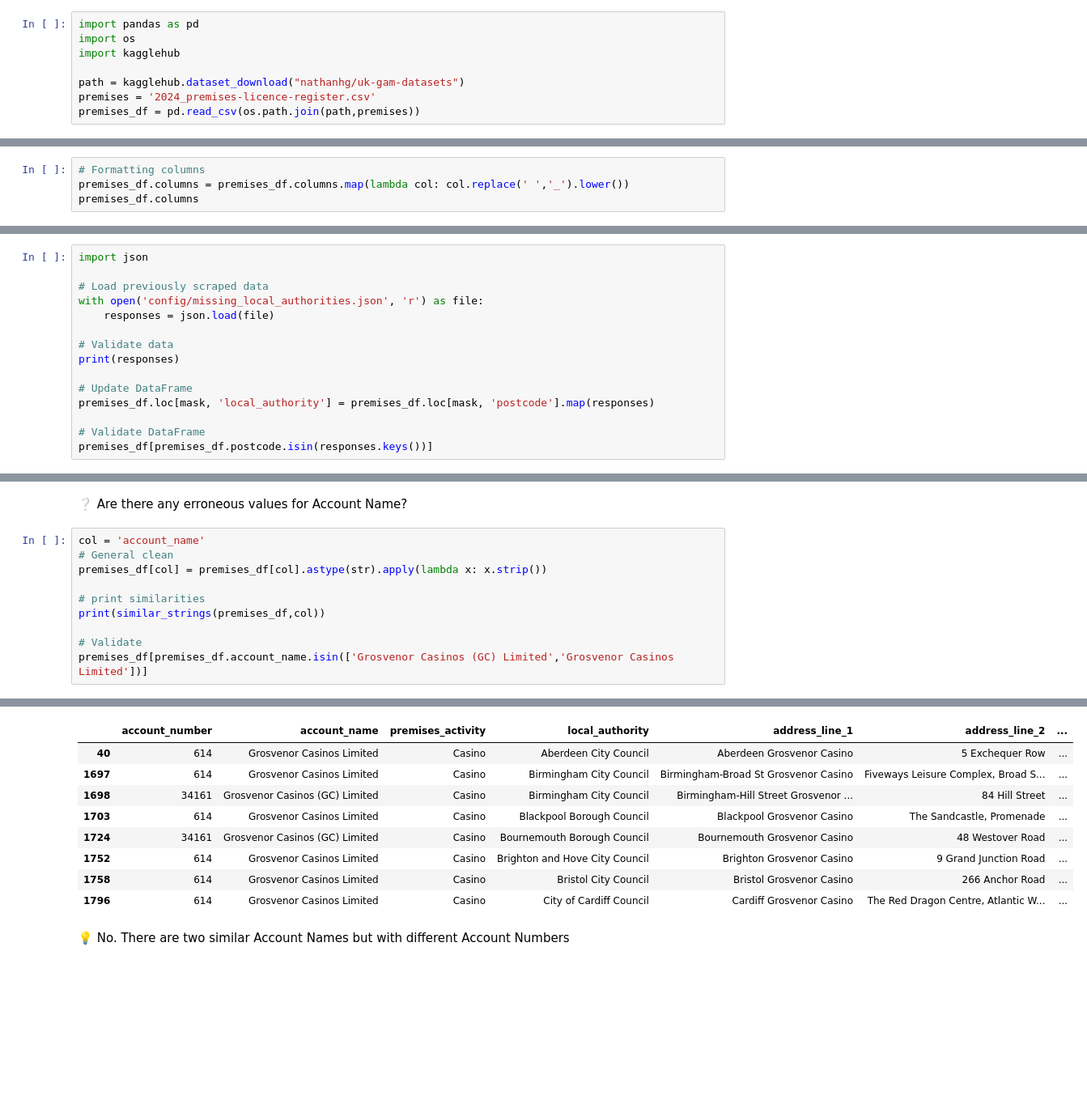
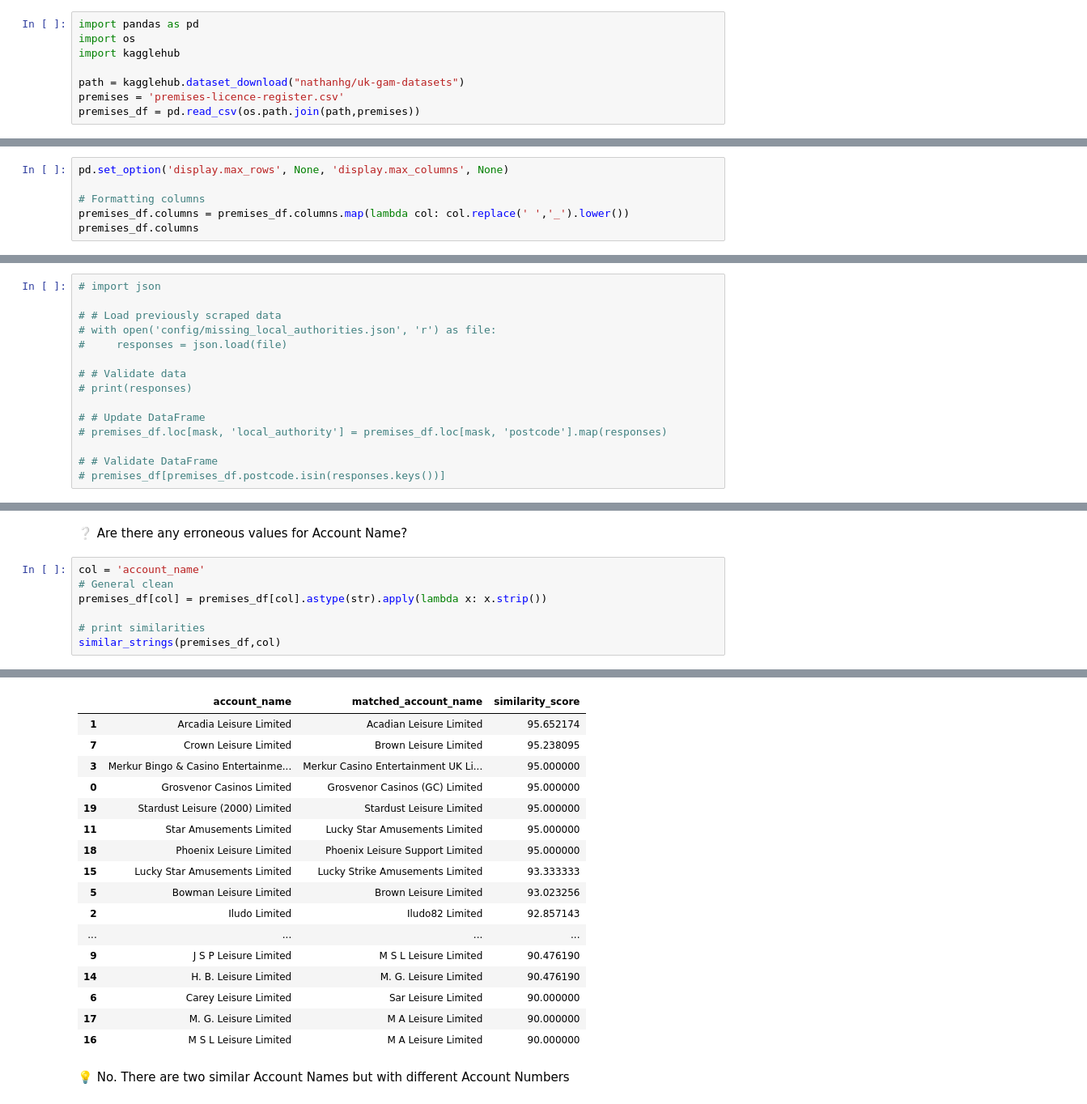
Before and after one commit to NathanHGayle/gambling_premises_uk, a Jupyter notebook: notebooks/EDA_premises_data.ipynb, the cells around one changed output, grey strips where cells are left out. Shown at 81% size. Saved outputs shown, nothing was run; the diff lists cells and outputs as text; blank space fills up the shorter version.

Commit message:
Fresh data ingestion and clean

```diff
--- a/notebooks/EDA_premises_data.ipynb
+++ b/notebooks/EDA_premises_data.ipynb
@@ -10,5 +10,5 @@ import os
 import kagglehub
 
 path = kagglehub.dataset_download("nathanhg/uk-gam-datasets")
-premises = '2024_premises-licence-register.csv'
+premises = 'premises-licence-register.csv'
 premises_df = pd.read_csv(os.path.join(path,premises))
@@ -15,4 +19,6 @@ premises_df = pd.read_csv(os.path.join(path,premises))
 # %%
+pd.set_option('display.max_rows', None, 'display.max_columns', None)
+
 # Formatting columns
 premises_df.columns = premises_df.columns.map(lambda col: col.replace(' ','_').lower())
 premises_df.columns
@@ -128,15 +127,15 @@ with open('missing_local_authorities.json', 'w') as file:
 # %%
-import json
+# import json
 
-# Load previously scraped data
-with open('config/missing_local_authorities.json', 'r') as file:
-    responses = json.load(file)
+# # Load previously scraped data
+# with open('config/missing_local_authorities.json', 'r') as file:
+#     responses = json.load(file)
 
-# Validate data
-print(responses)
+# # Validate data
+# print(responses)
 
-# Update DataFrame
-premises_df.loc[mask, 'local_authority'] = premises_df.loc[mask, 'postcode'].map(responses)
+# # Update DataFrame
+# premises_df.loc[mask, 'local_authority'] = premises_df.loc[mask, 'postcode'].map(responses)
 
-# Validate DataFrame
-premises_df[premises_df.postcode.isin(responses.keys())]
+# # Validate DataFrame
+# premises_df[premises_df.postcode.isin(responses.keys())]
@@ -192,8 +196,5 @@ col = 'account_name'
 premises_df[col] = premises_df[col].astype(str).apply(lambda x: x.strip())
 
 # print similarities
-print(similar_strings(premises_df,col))
-
-# Validate
-premises_df[premises_df.account_name.isin(['Grosvenor Casinos (GC) Limited','Grosvenor Casinos Limited'])]
+similar_strings(premises_df,col)
 # %% [output]
@@ -202,12 +201,20 @@ premises_df[premises_df.account_name.isin(['Grosvenor Casinos (GC) Limited','Gro
-|  | account_number | account_name | premises_activity | local_authority | address_line_1 | address_line_2 | ... |
-| 40 | 614 | Grosvenor Casinos Limited | Casino | Aberdeen City Council | Aberdeen Grosvenor Casino | 5 Exchequer Row | ... |
-| 1697 | 614 | Grosvenor Casinos Limited | Casino | Birmingham City Council | Birmingham-Broad St Grosvenor Casino | Fiveways Leisure Complex, Broad S... | ... |
-| 1698 | 34161 | Grosvenor Casinos (GC) Limited | Casino | Birmingham City Council | Birmingham-Hill Street Grosvenor ... | 84 Hill Street | ... |
-| 1703 | 614 | Grosvenor Casinos Limited | Casino | Blackpool Borough Council | Blackpool Grosvenor Casino | The Sandcastle, Promenade | ... |
-| 1724 | 34161 | Grosvenor Casinos (GC) Limited | Casino | Bournemouth Borough Council | Bournemouth Grosvenor Casino | 48 Westover Road | ... |
-| 1752 | 614 | Grosvenor Casinos Limited | Casino | Brighton and Hove City Council | Brighton Grosvenor Casino | 9 Grand Junction Road | ... |
-| 1758 | 614 | Grosvenor Casinos Limited | Casino | Bristol City Council | Bristol Grosvenor Casino | 266 Anchor Road | ... |
-| 1796 | 614 | Grosvenor Casinos Limited | Casino | City of Cardiff Council | Cardiff Grosvenor Casino | The Red Dragon Centre, Atlantic W... | ... |
+|  | account_name | matched_account_name | similarity_score |
+| 1 | Arcadia Leisure Limited | Acadian Leisure Limited | 95.652174 |
+| 7 | Crown Leisure Limited | Brown Leisure Limited | 95.238095 |
+| 3 | Merkur Bingo & Casino Entertainme... | Merkur Casino Entertainment UK Li... | 95.000000 |
+| 0 | Grosvenor Casinos Limited | Grosvenor Casinos (GC) Limited | 95.000000 |
+| 19 | Stardust Leisure (2000) Limited | Stardust Leisure Limited | 95.000000 |
+| 11 | Star Amusements Limited | Lucky Star Amusements Limited | 95.000000 |
+| 18 | Phoenix Leisure Limited | Phoenix Leisure Support Limited | 95.000000 |
+| 15 | Lucky Star Amusements Limited | Lucky Strike Amusements Limited | 93.333333 |
+| 5 | Bowman Leisure Limited | Brown Leisure Limited | 93.023256 |
+| 2 | Iludo Limited | Iludo82 Limited | 92.857143 |
+| ... | ... | ... | ... |
+| 9 | J S P Leisure Limited | M S L Leisure Limited | 90.476190 |
+| 14 | H. B. Leisure Limited | M. G. Leisure Limited | 90.476190 |
+| 6 | Carey Leisure Limited | Sar Leisure Limited | 90.000000 |
+| 17 | M. G. Leisure Limited | M A Leisure Limited | 90.000000 |
+| 16 | M S L Leisure Limited | M A Leisure Limited | 90.000000 |
 # %% [markdown]
 💡 No. There are two similar Account Names but with different Account Numbers
 # %% [markdown]
```
Also changed, not shown: parts of 34 cells of this notebook, 3 other files.
